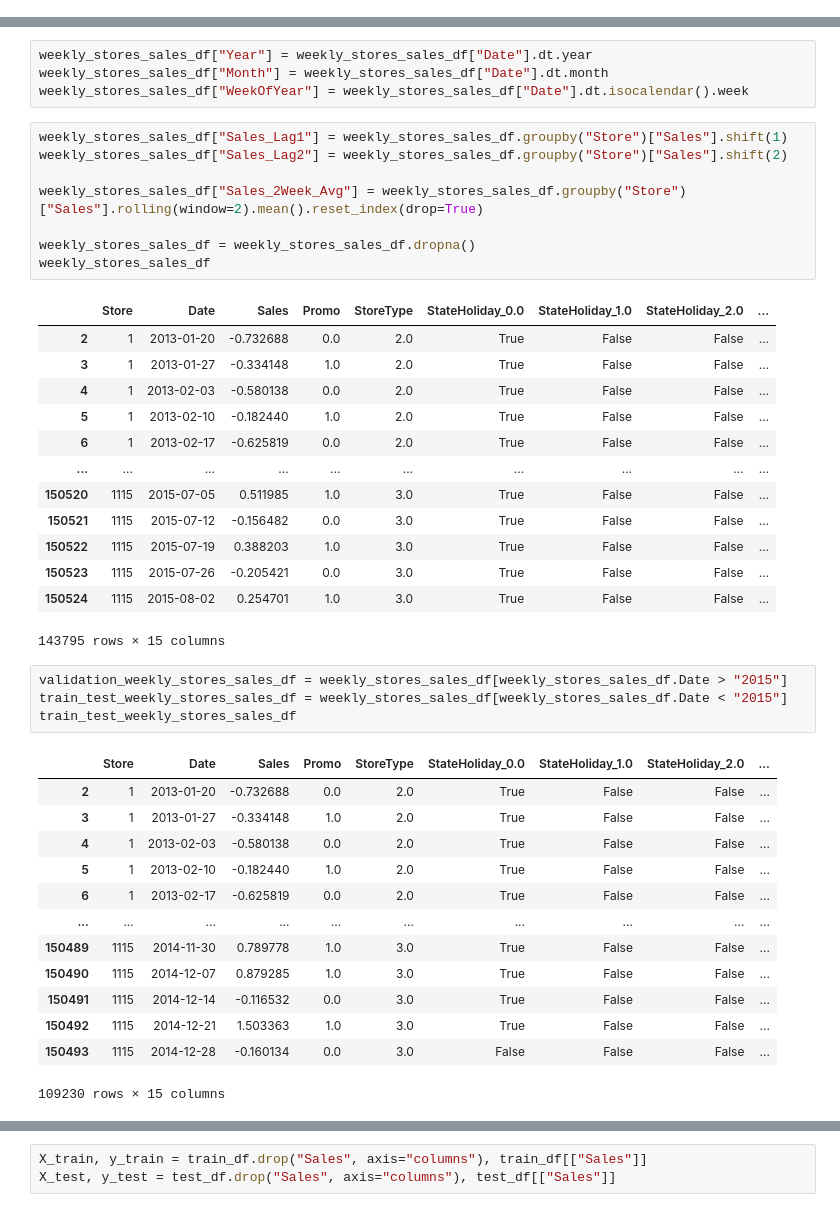
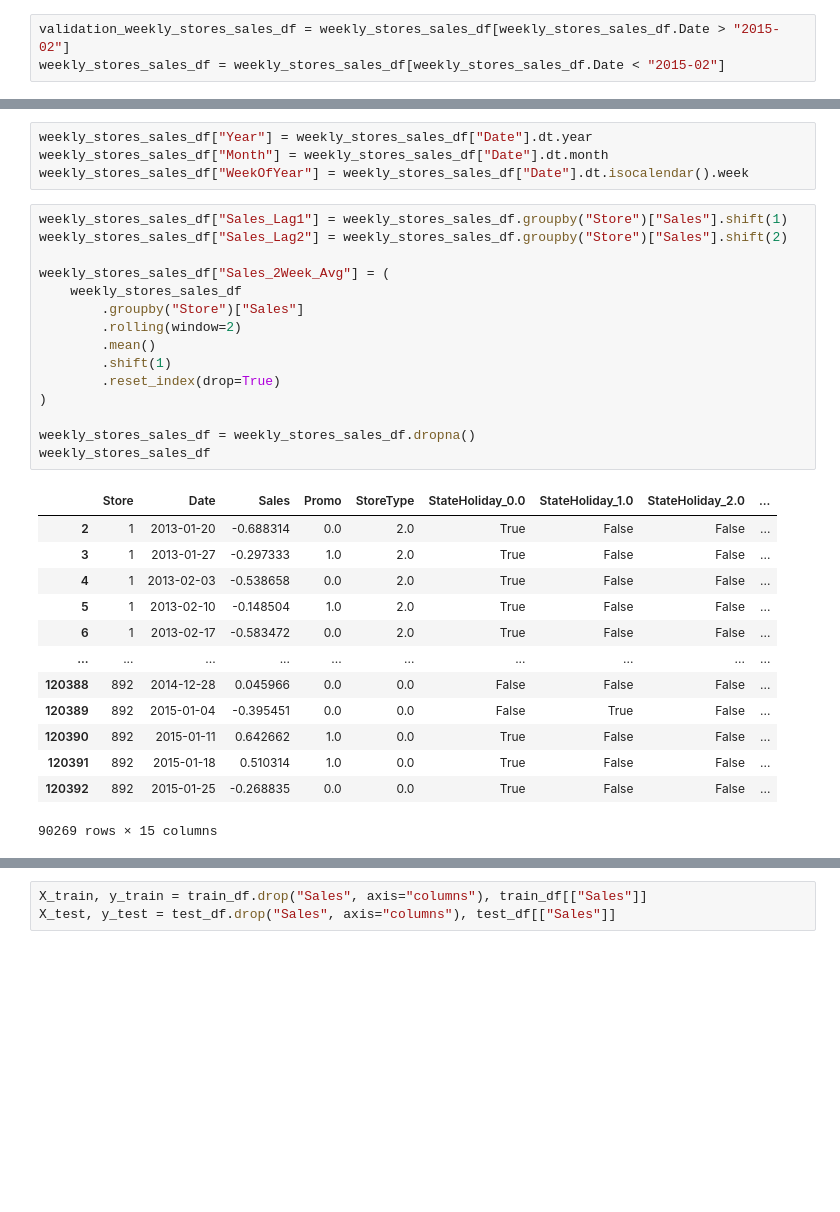
Before and after one commit to TheCamilovisk/RossmannSalesForecasting, a Jupyter notebook: 03.2 - XGBoost_multi_store_model.ipynb, the cells around one changed output, grey strips where cells are left out. Saved outputs shown, nothing was run; the diff lists cells and outputs as text; blank space fills up the shorter version.

```diff
--- a/03.2 - XGBoost_multi_store_model.ipynb
+++ b/03.2 - XGBoost_multi_store_model.ipynb
@@ -69,6 +70,9 @@ weekly_stores_sales_df
 | 150523 | 1115 | 2015-07-26 | 35362 | 0.0 | 0.0 | 3.0 |
 | 150524 | 1115 | 2015-08-02 | 43551 | 0.0 | 1.0 | 3.0 |
 150525 rows × 6 columns
+# %%
+validation_weekly_stores_sales_df = weekly_stores_sales_df[weekly_stores_sales_df.Date > "2015-02"]
+weekly_stores_sales_df = weekly_stores_sales_df[weekly_stores_sales_df.Date < "2015-02"]
 # %%
 sales_transform = StandardScaler()
 
@@ -81,41 +85,30 @@ weekly_stores_sales_df["WeekOfYear"] = weekly_stores_sales_df["Date"].dt.isocale
 # %%
 weekly_stores_sales_df["Sales_Lag1"] = weekly_stores_sales_df.groupby("Store")["Sales"].shift(1)
 weekly_stores_sales_df["Sales_Lag2"] = weekly_stores_sales_df.groupby("Store")["Sales"].shift(2)
 
-weekly_stores_sales_df["Sales_2Week_Avg"] = weekly_stores_sales_df.groupby("Store")["Sales"].rolling(window=2).mean().reset_index(drop=True)
+weekly_stores_sales_df["Sales_2Week_Avg"] = (
+    weekly_stores_sales_df
+        .groupby("Store")["Sales"]
+        .rolling(window=2)
+        .mean()
+        .shift(1)
+        .reset_index(drop=True)
+)
 
 weekly_stores_sales_df = weekly_stores_sales_df.dropna()
 weekly_stores_sales_df
 # %% [output]
 |  | Store | Date | Sales | Promo | StoreType | StateHoliday_0.0 | StateHoliday_1.0 | StateHoliday_2.0 | ... |
-| 2 | 1 | 2013-01-20 | -0.732688 | 0.0 | 2.0 | True | False | False | ... |
-| 3 | 1 | 2013-01-27 | -0.334148 | 1.0 | 2.0 | True | False | False | ... |
-| 4 | 1 | 2013-02-03 | -0.580138 | 0.0 | 2.0 | True | False | False | ... |
-| 5 | 1 | 2013-02-10 | -0.182440 | 1.0 | 2.0 | True | False | False | ... |
-| 6 | 1 | 2013-02-17 | -0.625819 | 0.0 | 2.0 | True | False | False | ... |
+| 2 | 1 | 2013-01-20 | -0.688314 | 0.0 | 2.0 | True | False | False | ... |
+| 3 | 1 | 2013-01-27 | -0.297333 | 1.0 | 2.0 | True | False | False | ... |
+| 4 | 1 | 2013-02-03 | -0.538658 | 0.0 | 2.0 | True | False | False | ... |
+| 5 | 1 | 2013-02-10 | -0.148504 | 1.0 | 2.0 | True | False | False | ... |
+| 6 | 1 | 2013-02-17 | -0.583472 | 0.0 | 2.0 | True | False | False | ... |
 | ... | ... | ... | ... | ... | ... | ... | ... | ... | ... |
-| 150520 | 1115 | 2015-07-05 | 0.511985 | 1.0 | 3.0 | True | False | False | ... |
-| 150521 | 1115 | 2015-07-12 | -0.156482 | 0.0 | 3.0 | True | False | False | ... |
-| 150522 | 1115 | 2015-07-19 | 0.388203 | 1.0 | 3.0 | True | False | False | ... |
-| 150523 | 1115 | 2015-07-26 | -0.205421 | 0.0 | 3.0 | True | False | False | ... |
-| 150524 | 1115 | 2015-08-02 | 0.254701 | 1.0 | 3.0 | True | False | False | ... |
+| 120388 | 892 | 2014-12-28 | 0.045966 | 0.0 | 0.0 | False | False | False | ... |
+| 120389 | 892 | 2015-01-04 | -0.395451 | 0.0 | 0.0 | False | True | False | ... |
+| 120390 | 892 | 2015-01-11 | 0.642662 | 1.0 | 0.0 | True | False | False | ... |
+| 120391 | 892 | 2015-01-18 | 0.510314 | 1.0 | 0.0 | True | False | False | ... |
+| 120392 | 892 | 2015-01-25 | -0.268835 | 0.0 | 0.0 | True | False | False | ... |
-143795 rows × 15 columns
+90269 rows × 15 columns
-# %%
-validation_weekly_stores_sales_df = weekly_stores_sales_df[weekly_stores_sales_df.Date > "2015"]
-train_test_weekly_stores_sales_df = weekly_stores_sales_df[weekly_stores_sales_df.Date < "2015"]
-train_test_weekly_stores_sales_df
-# %% [output]
-|  | Store | Date | Sales | Promo | StoreType | StateHoliday_0.0 | StateHoliday_1.0 | StateHoliday_2.0 | ... |
-| 2 | 1 | 2013-01-20 | -0.732688 | 0.0 | 2.0 | True | False | False | ... |
-| 3 | 1 | 2013-01-27 | -0.334148 | 1.0 | 2.0 | True | False | False | ... |
-| 4 | 1 | 2013-02-03 | -0.580138 | 0.0 | 2.0 | True | False | False | ... |
-| 5 | 1 | 2013-02-10 | -0.182440 | 1.0 | 2.0 | True | False | False | ... |
-| 6 | 1 | 2013-02-17 | -0.625819 | 0.0 | 2.0 | True | False | False | ... |
-| ... | ... | ... | ... | ... | ... | ... | ... | ... | ... |
-| 150489 | 1115 | 2014-11-30 | 0.789778 | 1.0 | 3.0 | True | False | False | ... |
-| 150490 | 1115 | 2014-12-07 | 0.879285 | 1.0 | 3.0 | True | False | False | ... |
-| 150491 | 1115 | 2014-12-14 | -0.116532 | 0.0 | 3.0 | True | False | False | ... |
-| 150492 | 1115 | 2014-12-21 | 1.503363 | 1.0 | 3.0 | True | False | False | ... |
-| 150493 | 1115 | 2014-12-28 | -0.160134 | 0.0 | 3.0 | False | False | False | ... |
-109230 rows × 15 columns
 # %%
```
Also changed, not shown: parts of 14 cells of this notebook.
